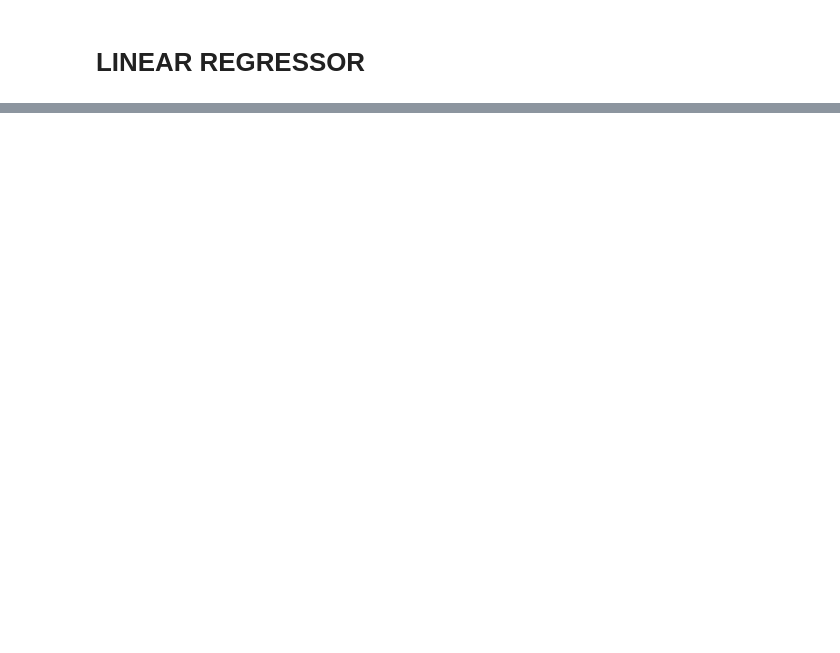
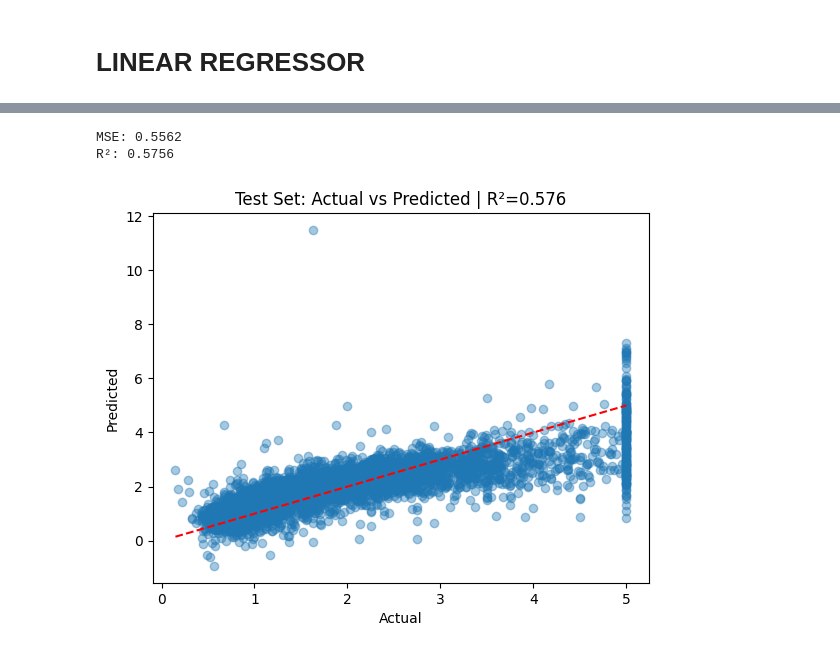
Before and after one commit to shivtikoo/supervisedLearning, a Jupyter notebook: script.ipynb, the cells around one changed output, grey strips where cells are left out. Saved outputs shown, nothing was run; the diff lists cells and outputs as text; code cells hidden in the pictures; blank space fills up the shorter version.

```diff
--- a/script.ipynb
+++ b/script.ipynb
@@ -105,0 +162,10 @@ def lr(x, y, epochs=1000):
+# %%
+# CALIFORNIA DATASET
+
+X_train, X_test, y_train, y_test = train_test_split(X_california, y_california, test_size=0.2, random_state=42)
+
+scaler = StandardScaler()
+X_train = scaler.fit_transform(X_train)
+X_test = scaler.transform(X_test)
+
+w, b = lr(X_train, y_train, data = california)
@@ -105,0 +191,19 @@ def lr(x, y, epochs=1000):
+# %%
+y_pred_test = X_test @ w + b
+
+mse = mean_squared_error(y_test, y_pred_test)
+r2 = r2_score(y_test, y_pred_test)
+
+print(f'MSE: {mse:.4f}')
+print(f'R²: {r2:.4f}')
+
+plt.scatter(y_test, y_pred_test, alpha=0.4)
+plt.plot([y_test.min(), y_test.max()], [y_test.min(), y_test.max()], 'r--')
+plt.xlabel('Actual')
+plt.ylabel('Predicted')
+plt.title(f'Test Set: Actual vs Predicted | R²={r2:.3f}')
+plt.show()
+# %% [output]
+MSE: 0.5562
+R²: 0.5756
+[figure, added]
```
Also changed, not shown: parts of 34 cells of this notebook.
